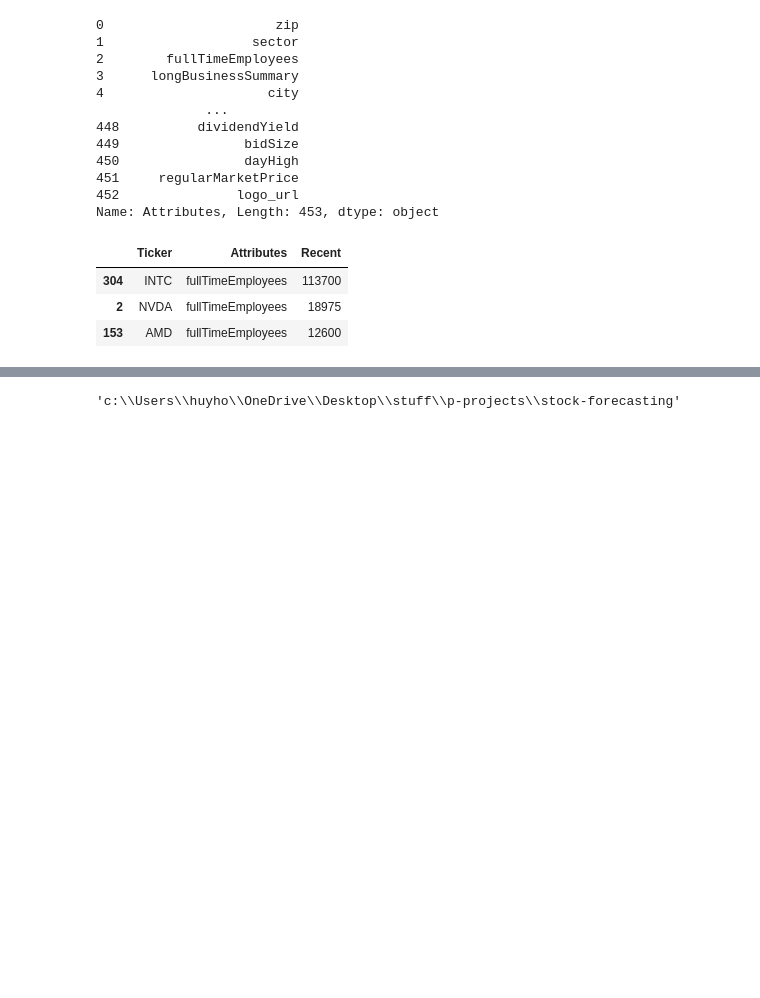
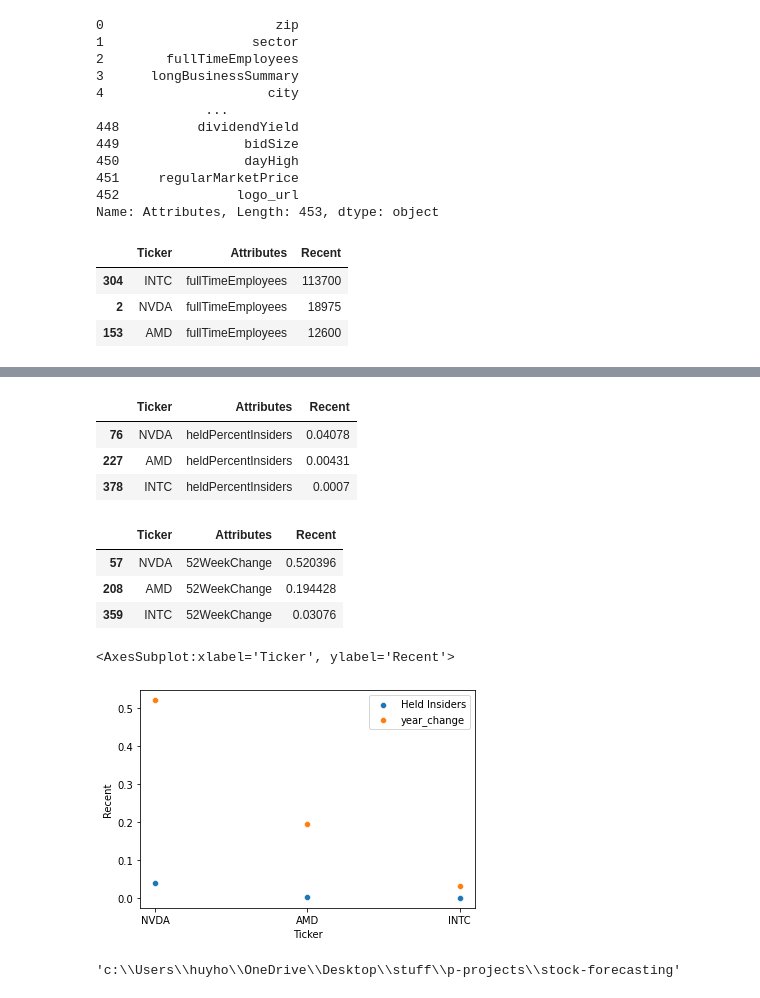
Before and after one commit to huy-ho/stock-forecasting, a Jupyter notebook: stock-forecasting.ipynb, the cells around one changed output, grey strips where cells are left out. Cells and saved outputs as stored; diff of their text form; code cells hidden in the pictures; blank space fills up the shorter version.

```diff
--- a/stock-forecasting.ipynb
+++ b/stock-forecasting.ipynb
@@ -188,3 +190,22 @@ company_comparison
+# %%
+heldInsiders = combined_data[combined_data['Attributes'] == 'heldPercentInsiders']
+year_change = combined_data[combined_data['Attributes'] == '52WeekChange']
+
+display(heldInsiders, year_change)
+
+sns.scatterplot(x=heldInsiders['Ticker'], y=heldInsiders['Recent'], label='Held Insiders')
+sns.scatterplot(x=year_change['Ticker'], y=year_change['Recent'], label='year_change')
+# %% [output]
+|  | Ticker | Attributes | Recent |
+| 76 | NVDA | heldPercentInsiders | 0.04078 |
+| 227 | AMD | heldPercentInsiders | 0.00431 |
+| 378 | INTC | heldPercentInsiders | 0.0007 |
+|  | Ticker | Attributes | Recent |
+| 57 | NVDA | 52WeekChange | 0.520396 |
+| 208 | AMD | 52WeekChange | 0.194428 |
+| 359 | INTC | 52WeekChange | 0.03076 |
+<AxesSubplot:xlabel='Ticker', ylabel='Recent'>
+[figure, added]
 # %%
 os.getcwd()
 # %% [output]
```
Also changed, not shown: parts of 7 cells of this notebook.
